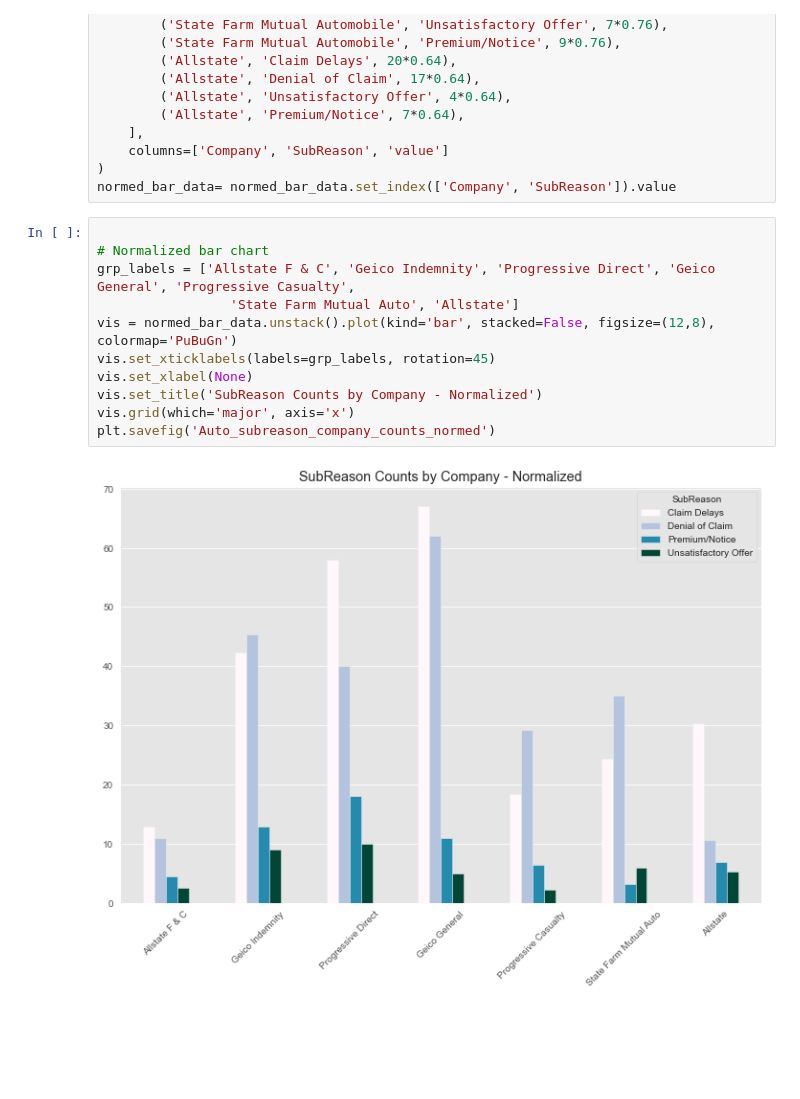
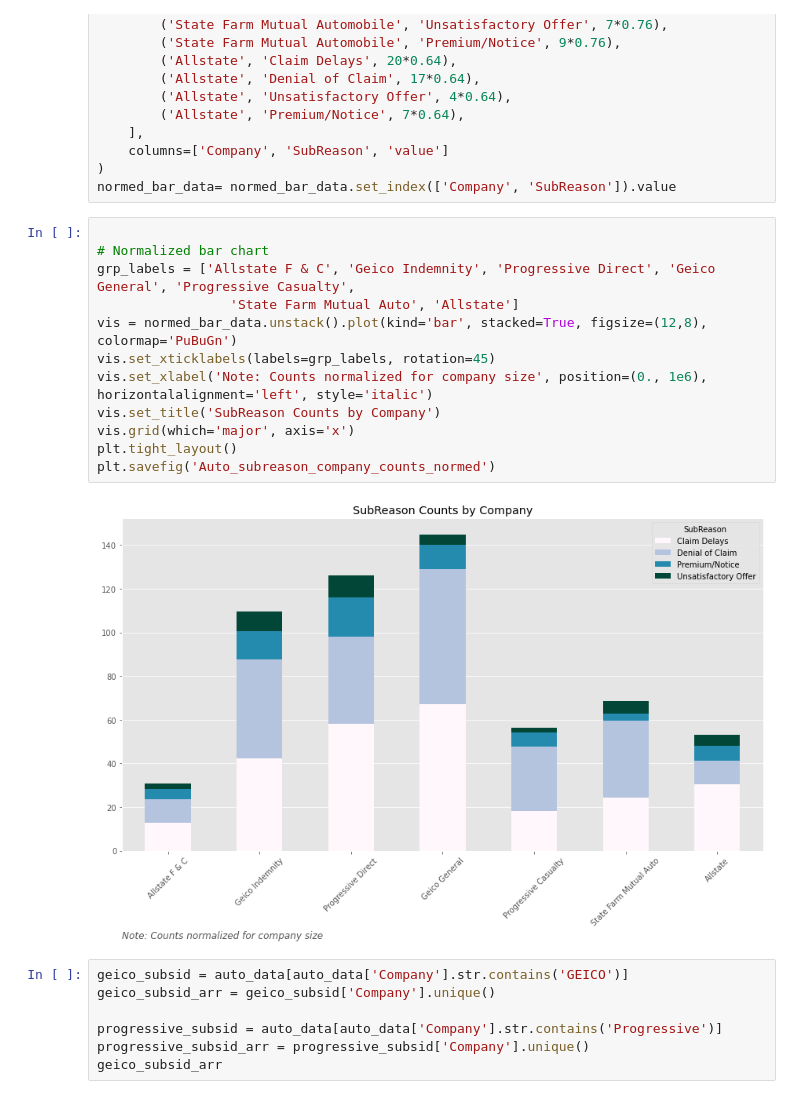
Before and after one commit to HuebnerC/Insurance_Complaints, a Jupyter notebook: Insurance_Complaints/auto_complaints_reason.ipynb, the cells around one changed output. Saved outputs shown, nothing was run; the diff lists cells and outputs as text; blank space fills up the shorter version.

```diff
--- a/Insurance_Complaints/auto_complaints_reason.ipynb
+++ b/Insurance_Complaints/auto_complaints_reason.ipynb
@@ -275,13 +272,21 @@ normed_bar_data= normed_bar_data.set_index(['Company', 'SubReason']).value
 # %%
 
 # Normalized bar chart
 grp_labels = ['Allstate F & C', 'Geico Indemnity', 'Progressive Direct', 'Geico General', 'Progressive Casualty',
                  'State Farm Mutual Auto', 'Allstate']
-vis = normed_bar_data.unstack().plot(kind='bar', stacked=False, figsize=(12,8), colormap='PuBuGn')
+vis = normed_bar_data.unstack().plot(kind='bar', stacked=True, figsize=(12,8), colormap='PuBuGn')
 vis.set_xticklabels(labels=grp_labels, rotation=45)
-vis.set_xlabel(None)
-vis.set_title('SubReason Counts by Company - Normalized')
+vis.set_xlabel('Note: Counts normalized for company size', position=(0., 1e6), horizontalalignment='left', style='italic')
+vis.set_title('SubReason Counts by Company')
 vis.grid(which='major', axis='x')
+plt.tight_layout()
 plt.savefig('Auto_subreason_company_counts_normed')
 # %% [output]
-[figure, old version]
+[figure, new version]
+# %%
+geico_subsid = auto_data[auto_data['Company'].str.contains('GEICO')]
+geico_subsid_arr = geico_subsid['Company'].unique()
+
+progressive_subsid = auto_data[auto_data['Company'].str.contains('Progressive')]
+progressive_subsid_arr = progressive_subsid['Company'].unique()
+geico_subsid_arr
```
Also changed, not shown: parts of 5 cells of this notebook, 9 other files.
